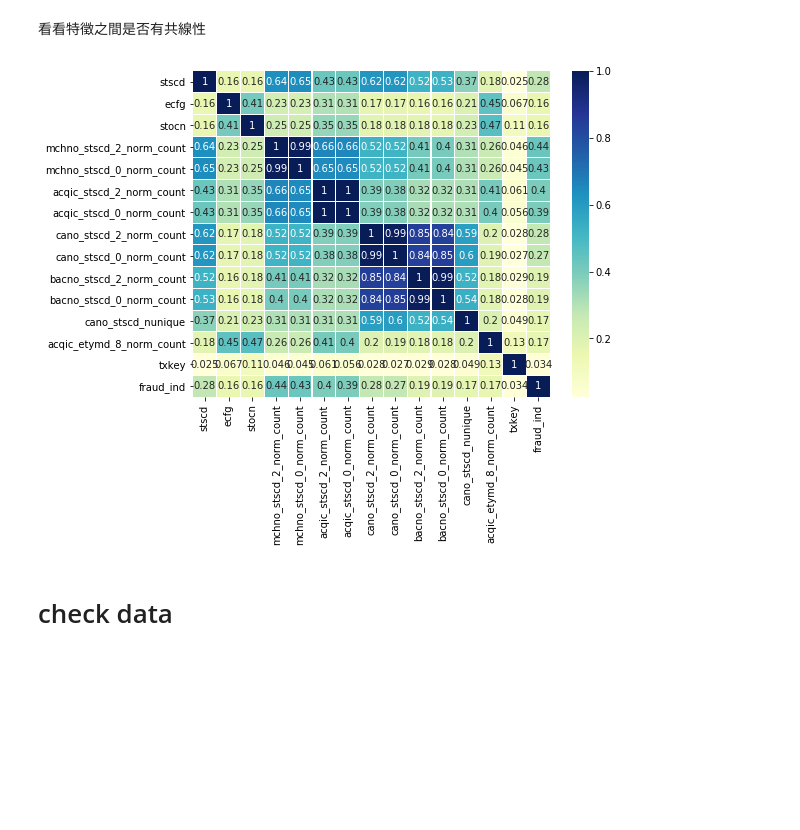
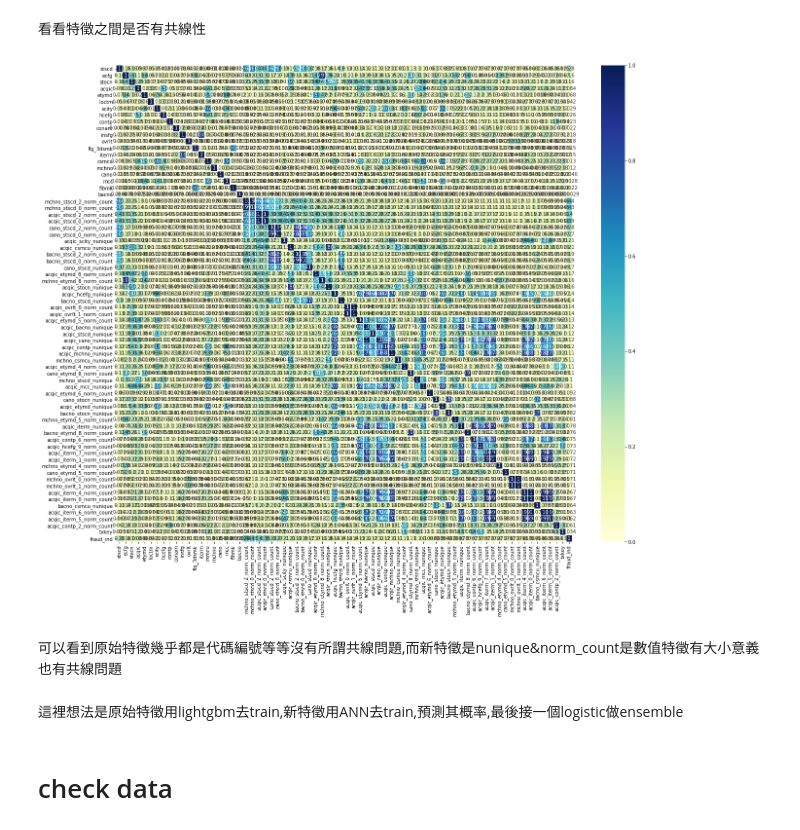
Before and after one commit to skywalker0803r/Ricky, a Jupyter notebook: 玉山銀行AI比賽_featuresengineering.ipynb, the cells around one changed output. Drawn from its saved outputs; the diff is of its cells as text; code cells hidden in the pictures; blank space fills up the shorter version.

```diff
--- a/玉山銀行AI比賽_featuresengineering.ipynb
+++ b/玉山銀行AI比賽_featuresengineering.ipynb
@@ -198,8 +204,8 @@ gc.collect()
 id_cols = ['bacno']
 
 #把原本nunique_col的bacno改成cano
-nunique_col = ['cano','acqic','mchno','stscd','contp','hcefg','iterm','ovrlt','etymd'] # for count nunique
-norm_count_col = ['stscd','contp','hcefg','iterm','ovrlt','etymd'] # for count each values's norm_count
+nunique_col = ['cano','acqic','mchno','stscd','contp','hcefg','iterm','ovrlt','etymd','csmcu','mcc','stocn','scity'] # for count nunique
+norm_count_col = ['stscd','contp','hcefg','iterm','ovrlt','etymd'] # for count each values's norm_count will one hot
 
 for id_col in tqdm(id_cols):
   full_data = full_data.merge(agg_function(full_data,id_col,nunique_col) ,on = id_col ,how = 'left')
@@ -220,8 +226,8 @@ gc.collect()
 id_cols = ['acqic']
 
 #把原本nunique_col的acqic改成bacno
-nunique_col = ['cano','bacno','mchno','stscd','contp','hcefg','iterm','ovrlt','etymd'] # for count nunique
-norm_count_col = ['stscd','contp','hcefg','iterm','ovrlt','etymd'] # for count each values's norm_count
+nunique_col = ['cano','bacno','mchno','stscd','contp','hcefg','iterm','ovrlt','etymd','csmcu','mcc','stocn','scity'] # for count nunique
+norm_count_col = ['stscd','contp','hcefg','iterm','ovrlt','etymd'] # for count each values's norm_count will one hot
 
 for id_col in tqdm(id_cols):
   full_data = full_data.merge(agg_function(full_data,id_col,nunique_col) ,on = id_col ,how = 'left')
@@ -240,8 +246,8 @@ gc.collect()
 # %%
 id_cols = ['mchno']
 
-nunique_col = ['cano','bacno','acqic','stscd','contp','hcefg','iterm','ovrlt','etymd'] # for count nunique
-norm_count_col = ['stscd','contp','hcefg','iterm','ovrlt','etymd'] # for count each values's norm_count
+nunique_col = ['cano','bacno','acqic','stscd','contp','hcefg','iterm','ovrlt','etymd','csmcu','mcc','stocn','scity'] # for count nunique
+norm_count_col = ['stscd','contp','hcefg','iterm','ovrlt','etymd'] # for count each values's norm_count will one hot
 
 for id_col in tqdm(id_cols):
   full_data = full_data.merge(agg_function(full_data,id_col,nunique_col) ,on = id_col ,how = 'left')
@@ -347,8 +353,8 @@ mchno_stscd_2_norm_count <AVG fraud_ind AVG: 0.19 %
 # %% [markdown]
 從原始特徵選前幾名,也從新特徵選前幾名
 # %%
-old_feat_num = 3
-new_feat_num = 10
+old_feat_num = len(features)
+new_feat_num = 100
 
 select_feats = list(old_corrs.head(old_feat_num).index)+list(new_corrs.head(new_feat_num).index)
 train = train[select_feats+['txkey']+['fraud_ind']]
@@ -358,11 +364,15 @@ test = test[select_feats+['txkey']]
 # %% [markdown]
 看看特徵之間是否有共線性
 # %%
-plt.figure(figsize=(8,6))
+plt.figure(figsize=(21,18))
 sns.heatmap(abs(train.corr()),linewidths=0.1,cmap='YlGnBu',annot=True)
 plt.show()
 # %% [output]
-[figure, old version]
+[figure, new version]
+# %% [markdown]
+可以看到原始特徵幾乎都是代碼編號等等沒有所謂共線問題,而新特徵是nunique&norm_count是數值特徵有大小意義也有共線問題
+# %% [markdown]
+這裡想法是原始特徵用lightgbm去train,新特徵用ANN去train,預測其概率,最後接一個logistic做ensemble
 # %% [markdown]
 # check data
 # %%
```
Also changed, not shown: parts of 14 cells of this notebook.
